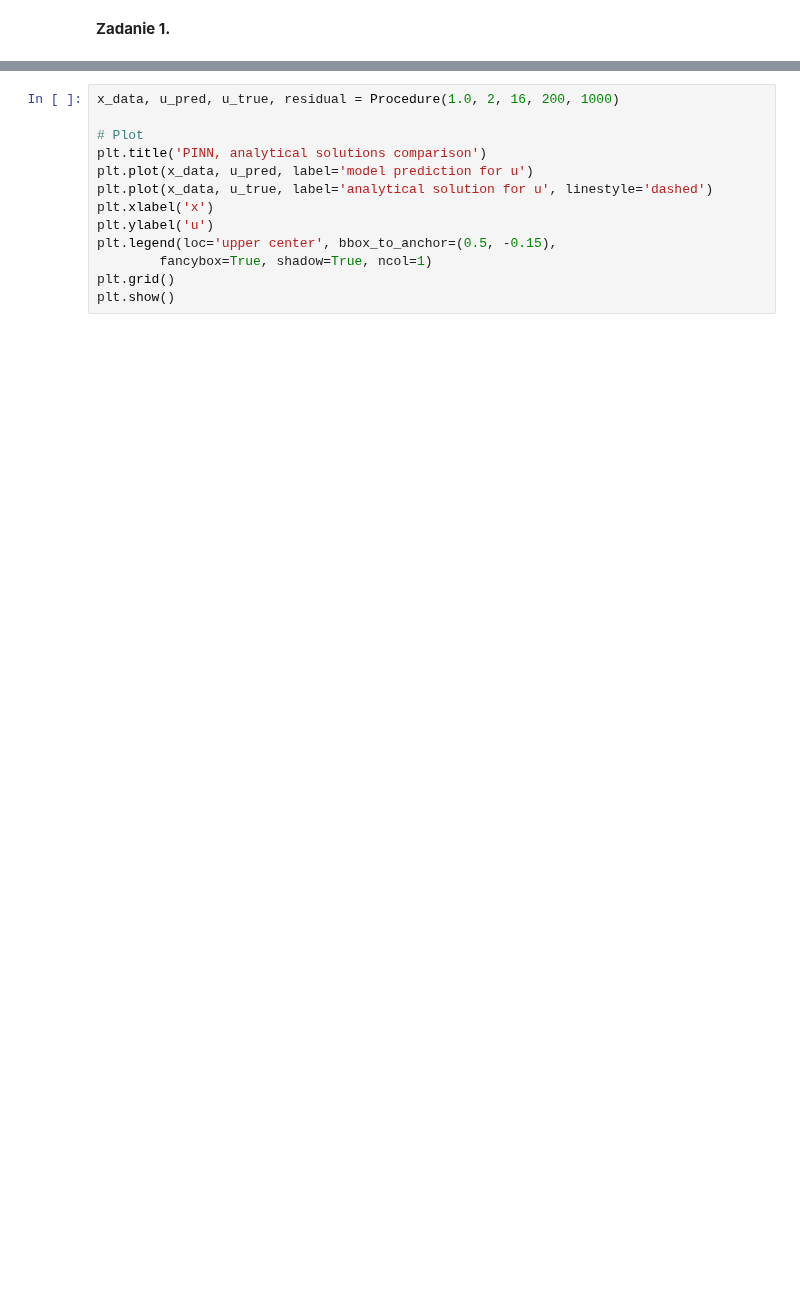
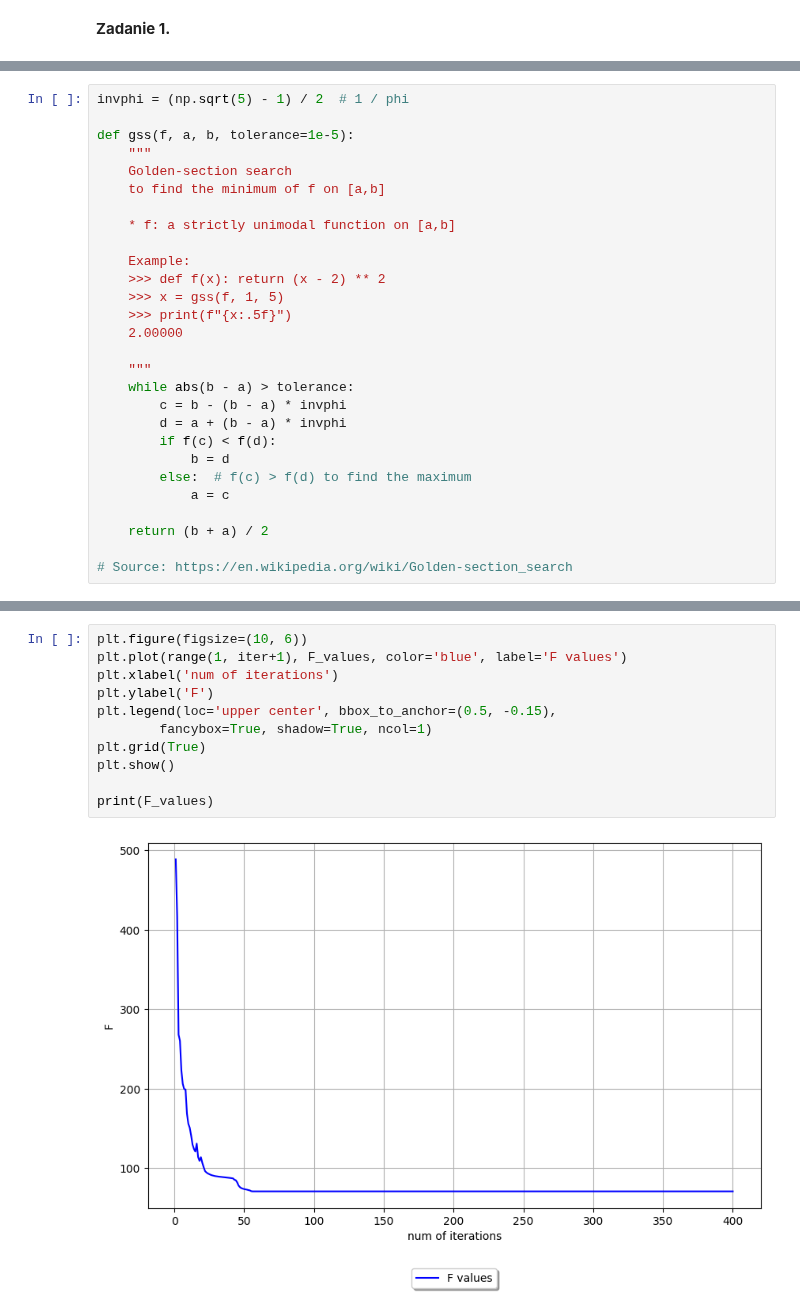
Before and after one commit to baramundi666/Computation-Methods-for-Science-and-Technology, a Jupyter notebook: lab-11/main.ipynb, the cells around one changed output, grey strips where cells are left out. Saved outputs shown, nothing was run; the diff lists cells and outputs as text; blank space fills up the shorter version.

```diff
--- a/lab-11/main.ipynb
+++ b/lab-11/main.ipynb
@@ -64,0 +36,28 @@ def Procedure(omega, hidden_layers, neurons_per_layer, num_training, num_test):
+# %%
+invphi = (np.sqrt(5) - 1) / 2  # 1 / phi
+
+def gss(f, a, b, tolerance=1e-5):
+    """
+    Golden-section search
+    to find the minimum of f on [a,b]
+
+    * f: a strictly unimodal function on [a,b]
+
+    Example:
+    >>> def f(x): return (x - 2) ** 2
+    >>> x = gss(f, 1, 5)
+    >>> print(f"{x:.5f}")
+    2.00000
+
+    """
+    while abs(b - a) > tolerance:
+        c = b - (b - a) * invphi
+        d = a + (b - a) * invphi
+        if f(c) < f(d):
+            b = d
+        else:  # f(c) > f(d) to find the maximum
+            a = c
+
+    return (b + a) / 2
+
+# Source: https://en.wikipedia.org/wiki/Golden-section_search
@@ -65,13 +100,13 @@ def Procedure(omega, hidden_layers, neurons_per_layer, num_training, num_test):
 # %%
-x_data, u_pred, u_true, residual = Procedure(1.0, 2, 16, 200, 1000)
-
-# Plot
-plt.title('PINN, analytical solutions comparison')
-plt.plot(x_data, u_pred, label='model prediction for u')
-plt.plot(x_data, u_true, label='analytical solution for u', linestyle='dashed')
-plt.xlabel('x')
-plt.ylabel('u')
+plt.figure(figsize=(10, 6))
+plt.plot(range(1, iter+1), F_values, color='blue', label='F values')
+plt.xlabel('num of iterations')
+plt.ylabel('F')
 plt.legend(loc='upper center', bbox_to_anchor=(0.5, -0.15),
         fancybox=True, shadow=True, ncol=1)
-plt.grid()
+plt.grid(True)
 plt.show()
+
+print(F_values)
+# %% [output]
+[figure, added]
```
Also changed, not shown: parts of 12 cells of this notebook, 8 other files.
